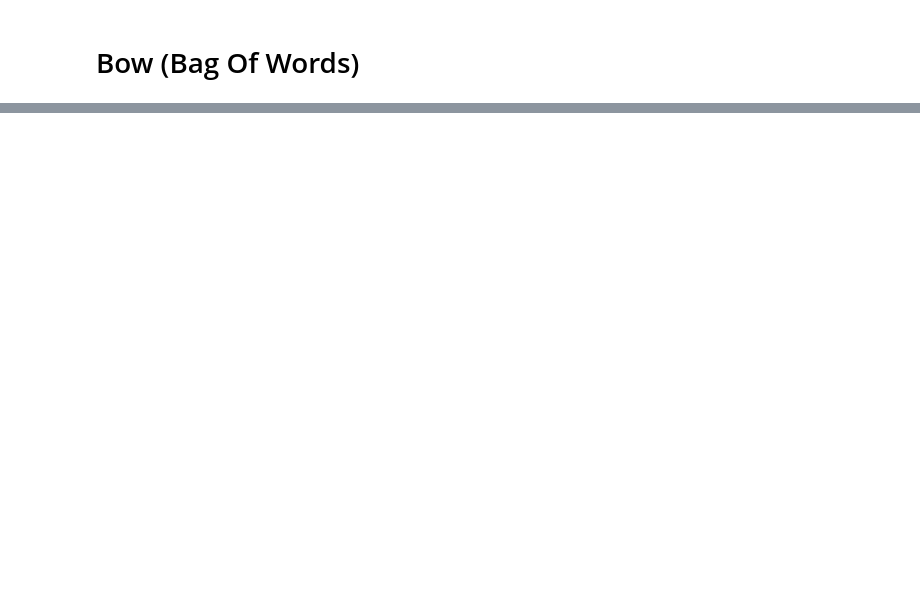
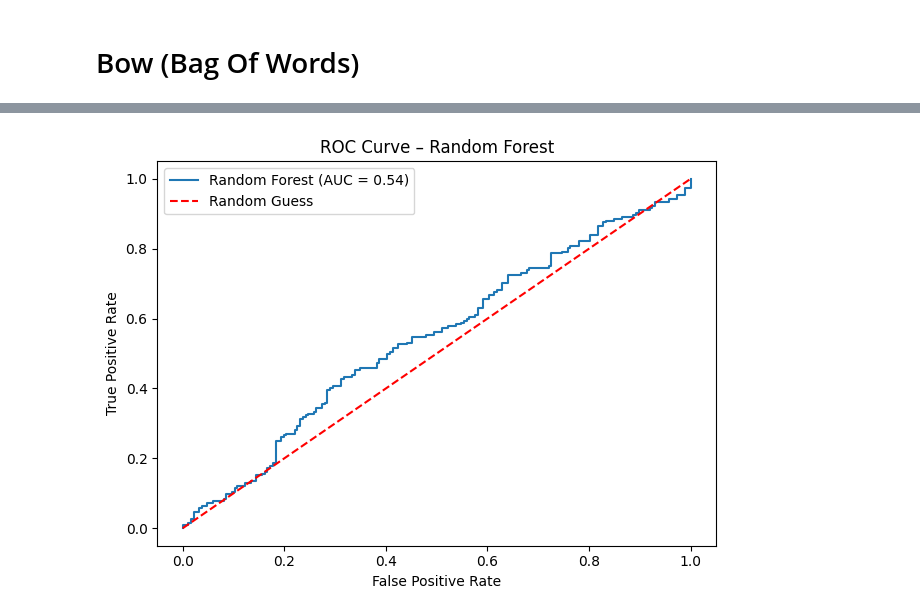
Before and after one commit to CharalamposZisis/Daily-News-for-Stock-Market-Prediction, a Jupyter notebook: main.ipynb, the cells around one changed output, grey strips where cells are left out. Cells and saved outputs as stored; diff of their text form; code cells hidden in the pictures; blank space fills up the shorter version.

```diff
--- a/main.ipynb
+++ b/main.ipynb
@@ -370,0 +391,19 @@ ValueError: empty vocabulary; perhaps the documents only contain stop words
+# %%
+# Concatenate the headings and clean the train data
+df_train_conc = concat_headings(clean_data(df_train))
+
+# Concatenate the headings and clean the test data
+df_test_conc = concat_headings(clean_data(df_test))
+# %%
+# # Keep only the headings
+df_train_conc=df_train_conc['text']
+df_test_conc=df_test_conc['text']
+# %%
+from sklearn.feature_extraction.text import TfidfVectorizer
+
+sec_vectorizer = TfidfVectorizer(min_df=0.03, max_df= 0.97,strip_accents= 'unicode') # remove words with frequence lower than 3%.
+advancedtrain  = sec_vectorizer.fit_transform(df_train_conc)
+print(f'The shape of the train data after the TFI-DF vectorization are :{advancedtrain.shape}\n')
+
+basictest = sec_vectorizer.transform(df_test_conc)
+print(f'The shape of the test data after the TFI-DF transformation are :{basictest.shape}')
@@ -370,0 +504,63 @@ ValueError: empty vocabulary; perhaps the documents only contain stop words
+# %%
+from sklearn.model_selection import GridSearchCV
+import warnings
+from sklearn.metrics import accuracy_score, precision_score, recall_score, f1_score, classification_report, confusion_matrix,ConfusionMatrixDisplay, roc_auc_score,roc_curve,auc
+warnings.filterwarnings("ignore")
+
+# Empty dictionary to save all of the hyperparameter tuning results for each parameter.
+result = {}
+
+scoring = {'f1':'f1','accuracy': 'accuracy'}
+for model_name, model in models.items():
+    print(f"Start tuning the {model_name}") # only for debugging purposes
+    clf = model  # get the model
+    hype = params[model_name] # get the hyperparameters for hyperparameter tuning
+
+    # grid search cv to get the best combination of hyperparameters
+    grid  = GridSearchCV(clf,
+                    hype,
+                    scoring='f1',
+                    n_jobs = -1, # To use the whole cpu and get faster results.
+                    cv=5).fit(advancedtrain, df_train["Label"])
+
+    # update the result dict
+    result[model_name] = {
+        "best_params": grid.best_params_,
+        "best_f1": grid.best_score_,
+        "best_model": grid.best_estimator_
+    }
+
+    print(f'\nThe best cross validation score for the {model_name} is : {grid.best_score_}\n\n')
+    best_model = grid.best_estimator_
+
+    # ---- Test set evaluation ----
+    y_pred = best_model.predict(basictest)
+
+    print("\nClassification Report:")
+    print(classification_report(df_test["Label"], y_pred))
+
+    # ---- ROC / AUC (only if supported) ---- (For example SVM)
+    if hasattr(best_model, "predict_proba"):
+        y_pred_prob = best_model.predict_proba(basictest)[:, 1]
+
+        fpr, tpr, _ = roc_curve(df_test["Label"], y_pred_prob)
+        roc_auc = auc(fpr, tpr)
+
+        plt.figure()
+        plt.plot(fpr, tpr, label=f'{model_name} (AUC = {roc_auc:.2f})')
+        plt.plot([0, 1], [0, 1], 'r--', label='Random Guess')
+        plt.xlabel('False Positive Rate')
+        plt.ylabel('True Positive Rate')
+        plt.title(f'ROC Curve – {model_name}')
+        plt.legend()
+        plt.tight_layout()
+        plt.show()
+
+    # Plot Confusion matrix on ax[1]
+    cm = confusion_matrix(df_test["Label"], y_pred)
+    disp = ConfusionMatrixDisplay(confusion_matrix=cm)
+    disp.plot()
+    plt.title(f'Confusion matrix for the Test data of {model}')
+    plt.tight_layout()
+    plt.show()
+# %% [output]
@@ -370,0 +582 @@ ValueError: empty vocabulary; perhaps the documents only contain stop words
+[figure, added]
```
Also changed, not shown: parts of 28 cells of this notebook, 1 other file.
